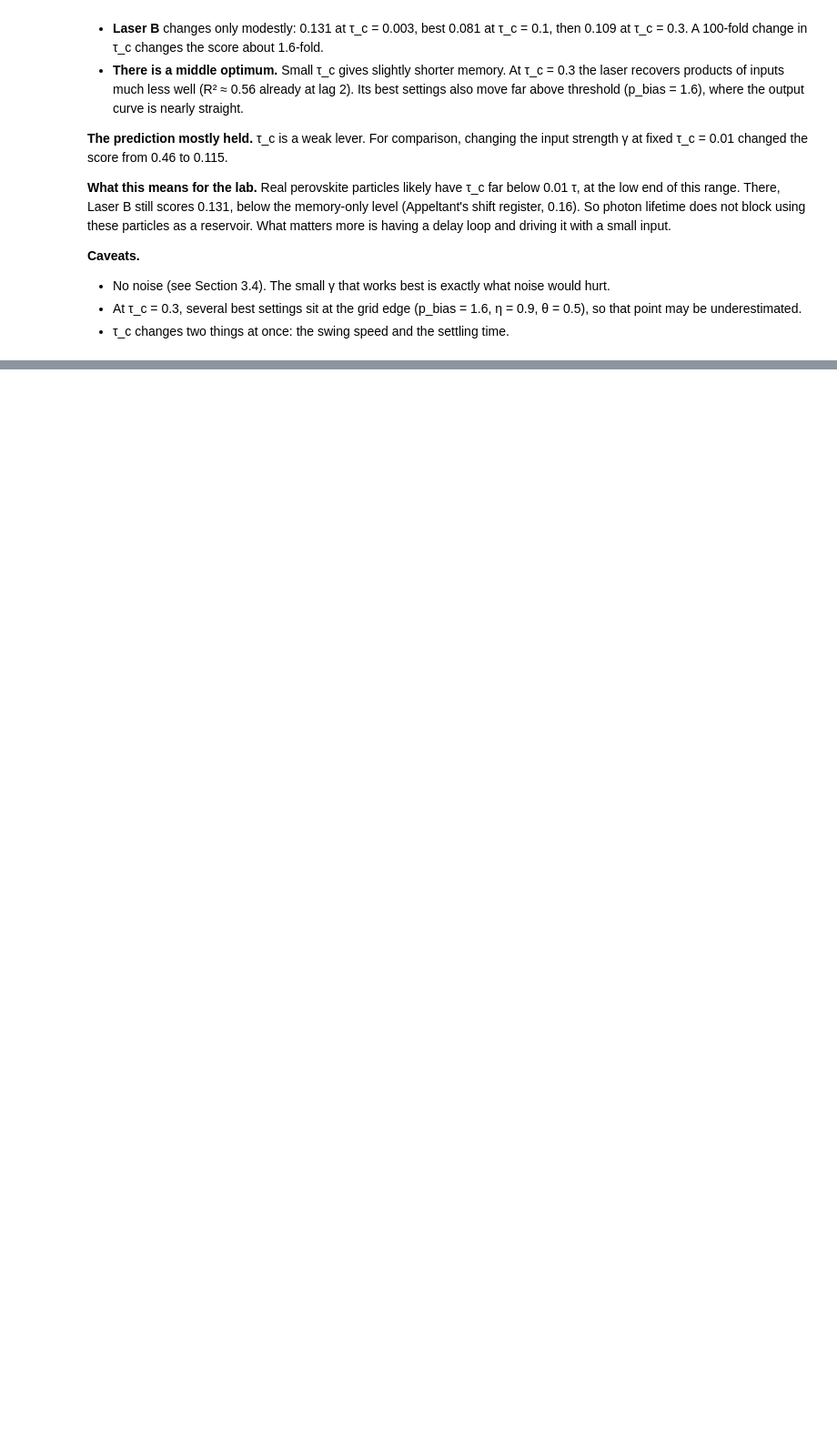
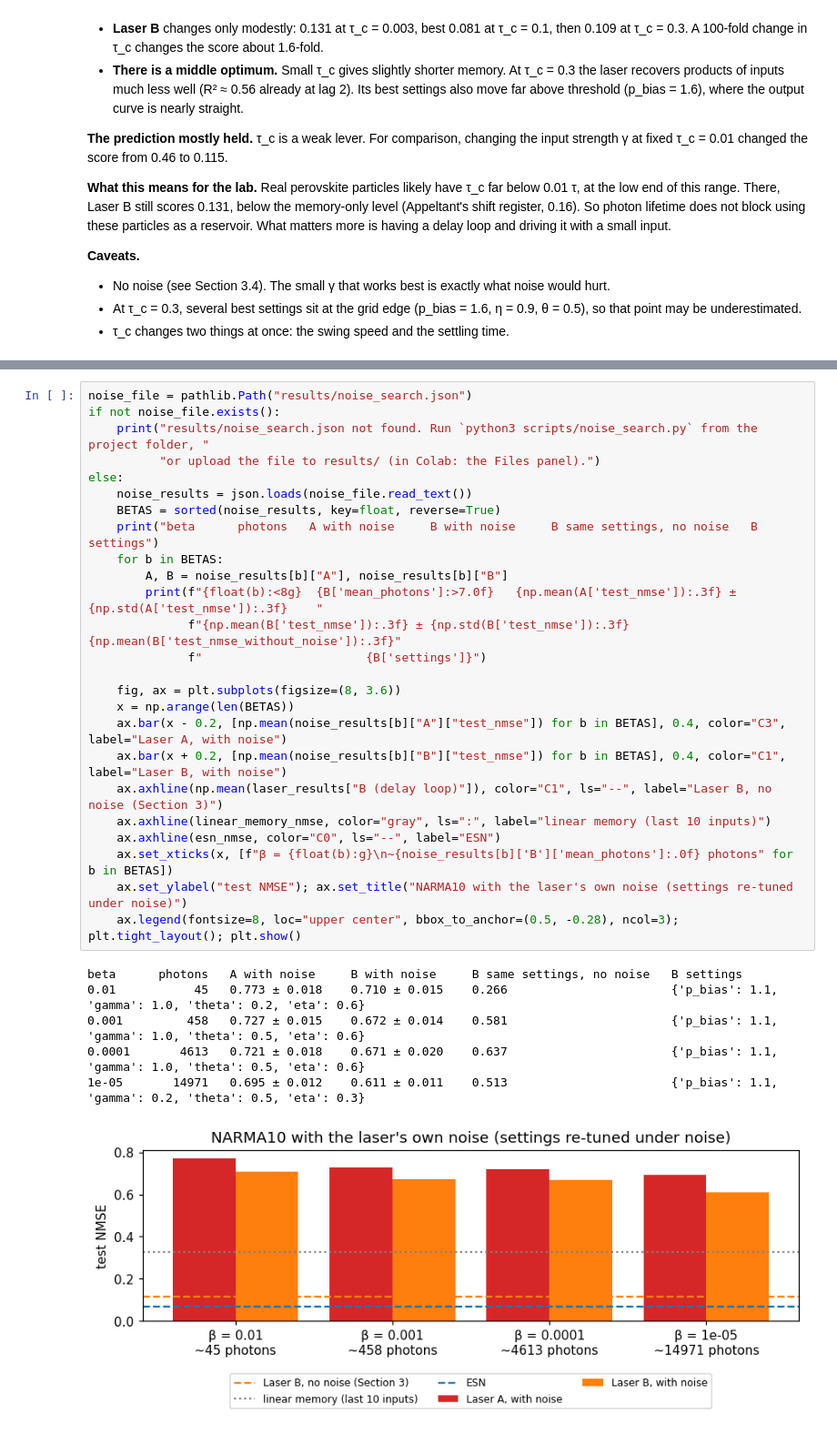
Before and after one commit to lakshsarda137/laser-reservoir-computing, a Jupyter notebook: laser_reservoir.ipynb, the cells around one changed output, grey strips where cells are left out. Shown at 91% size. Cells and saved outputs as stored; diff of their text form; blank space fills up the shorter version.

```diff
--- a/laser_reservoir.ipynb
+++ b/laser_reservoir.ipynb
@@ -706,0 +806,32 @@ plt.tight_layout(); plt.show()
+# %%
+noise_file = pathlib.Path("results/noise_search.json")
+if not noise_file.exists():
+    print("results/noise_search.json not found. Run `python3 scripts/noise_search.py` from the project folder, "
+          "or upload the file to results/ (in Colab: the Files panel).")
+else:
+    noise_results = json.loads(noise_file.read_text())
+    BETAS = sorted(noise_results, key=float, reverse=True)
+    print("beta      photons   A with noise     B with noise     B same settings, no noise   B settings")
+    for b in BETAS:
+        A, B = noise_results[b]["A"], noise_results[b]["B"]
+        print(f"{float(b):<8g}  {B['mean_photons']:>7.0f}   {np.mean(A['test_nmse']):.3f} ± {np.std(A['test_nmse']):.3f}    "
+              f"{np.mean(B['test_nmse']):.3f} ± {np.std(B['test_nmse']):.3f}    {np.mean(B['test_nmse_without_noise']):.3f}"
+              f"                       {B['settings']}")
+
+    fig, ax = plt.subplots(figsize=(8, 3.6))
+    x = np.arange(len(BETAS))
+    ax.bar(x - 0.2, [np.mean(noise_results[b]["A"]["test_nmse"]) for b in BETAS], 0.4, color="C3", label="Laser A, with noise")
+    ax.bar(x + 0.2, [np.mean(noise_results[b]["B"]["test_nmse"]) for b in BETAS], 0.4, color="C1", label="Laser B, with noise")
+    ax.axhline(np.mean(laser_results["B (delay loop)"]), color="C1", ls="--", label="Laser B, no noise (Section 3)")
+    ax.axhline(linear_memory_nmse, color="gray", ls=":", label="linear memory (last 10 inputs)")
+    ax.axhline(esn_nmse, color="C0", ls="--", label="ESN")
+    ax.set_xticks(x, [f"β = {float(b):g}\n~{noise_results[b]['B']['mean_photons']:.0f} photons" for b in BETAS])
+    ax.set_ylabel("test NMSE"); ax.set_title("NARMA10 with the laser's own noise (settings re-tuned under noise)")
+    ax.legend(fontsize=8, loc="upper center", bbox_to_anchor=(0.5, -0.28), ncol=3); plt.tight_layout(); plt.show()
+# %% [output]
+beta      photons   A with noise     B with noise     B same settings, no noise   B settings
+0.01           45   0.773 ± 0.018    0.710 ± 0.015    0.266                       {'p_bias': 1.1, 'gamma': 1.0, 'theta': 0.2, 'eta': 0.6}
+0.001         458   0.727 ± 0.015    0.672 ± 0.014    0.581                       {'p_bias': 1.1, 'gamma': 1.0, 'theta': 0.5, 'eta': 0.6}
+0.0001       4613   0.721 ± 0.018    0.671 ± 0.020    0.637                       {'p_bias': 1.1, 'gamma': 1.0, 'theta': 0.5, 'eta': 0.6}
+1e-05       14971   0.695 ± 0.012    0.611 ± 0.011    0.513                       {'p_bias': 1.1, 'gamma': 0.2, 'theta': 0.5, 'eta': 0.3}
+[figure, added]
```
Also changed, not shown: parts of 9 cells of this notebook, 10 other files.
